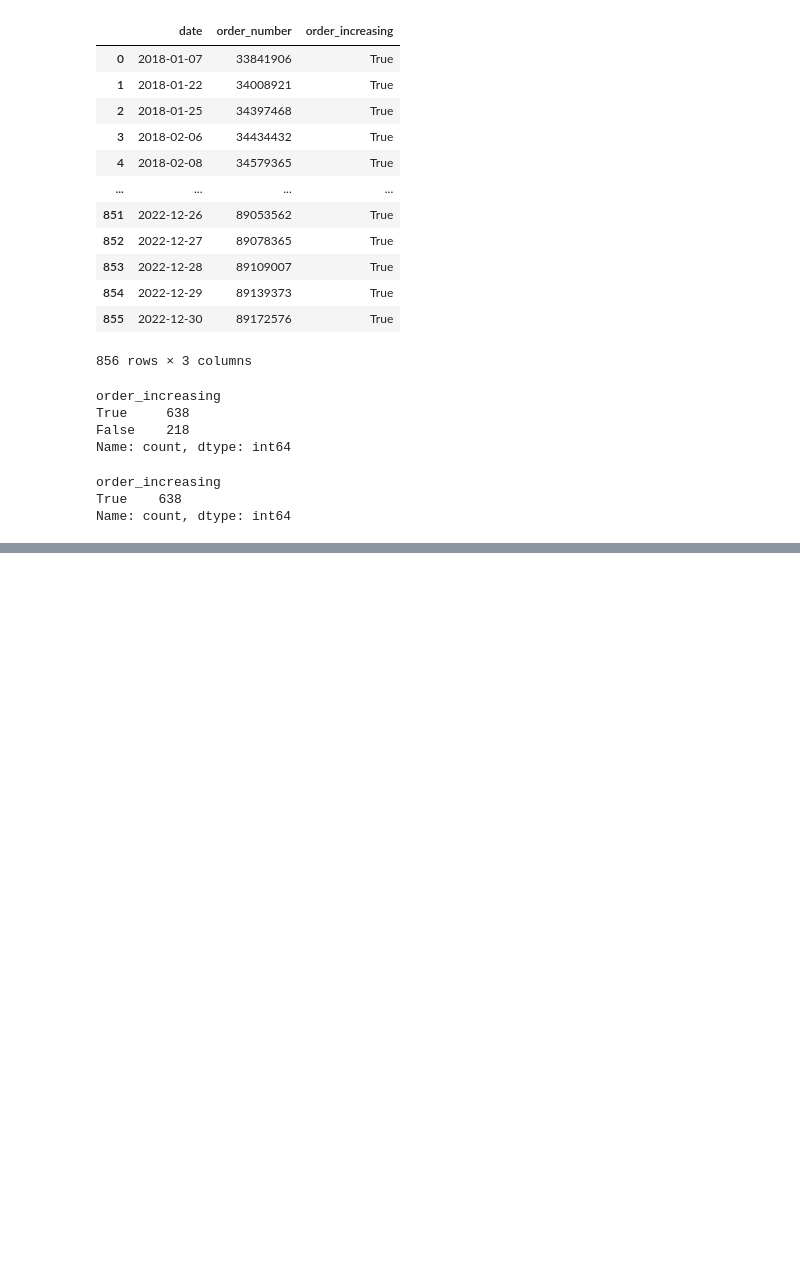
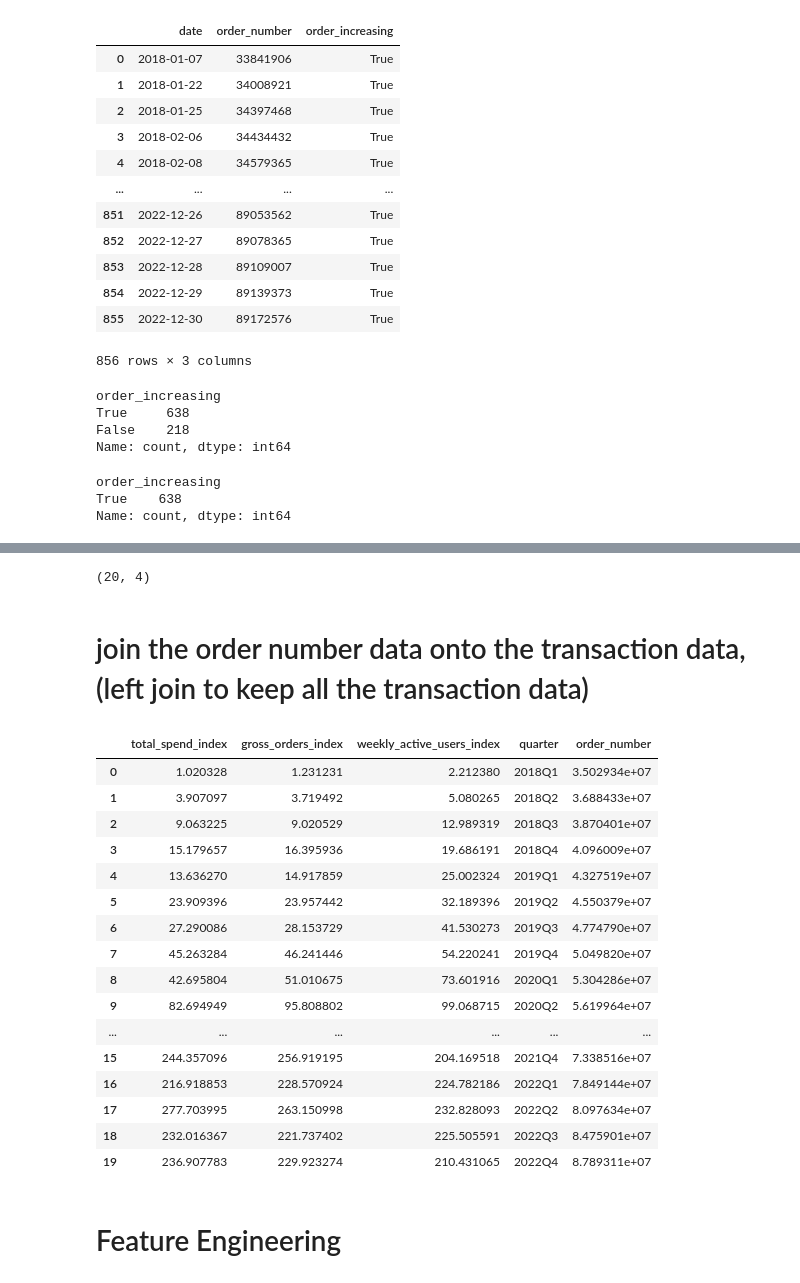
Before and after one commit to andrewbarwise/odp_screening, a Jupyter notebook: data_cleaning.ipynb, the cells around one changed output, grey strips where cells are left out. Saved outputs shown, nothing was run; the diff lists cells and outputs as text; code cells hidden in the pictures; blank space fills up the shorter version.

Commit message:
data cleaning

```diff
--- a/data_cleaning.ipynb
+++ b/data_cleaning.ipynb
@@ -74,0 +94,12 @@ Name: count, dtype: int64
+# %%
+# Resample to quarterly frequency and aggregate using mean (or sum if necessary)
+# Set 'date' as the index for resampling
+orders3 = orders3.set_index("date")
+
+orders_quarterly = orders3.resample("Q").mean().reset_index()
+
+orders_quarterly['quarter'] = orders_quarterly['date'].dt.to_period('Q').astype(str)
+
+orders_quarterly = orders_quarterly.drop(columns=['date'])
+
+orders_quarterly.head()
@@ -74,0 +140,10 @@ Name: count, dtype: int64
+# %%
+def date_sorting(df, date_col):
+
+    # Ensure DataFrame is sorted by date
+    df = df.sort_values(by=date_col).reset_index(drop=True)
+
+    return df
+# %%
+transaction1 = date_sorting(transaction_data, 'date')
+transaction1.head()
@@ -74,0 +157,13 @@ Name: count, dtype: int64
+# %%
+
+# Set 'date' as the index for resampling
+transaction1 = transaction1.set_index("date")
+
+# Resample to quarterly frequency and aggregate using mean (or sum if necessary)
+transaction_quarterly = transaction1.resample("Q").mean().reset_index()
+
+transaction_quarterly['quarter'] = transaction_quarterly['date'].dt.to_period('Q').astype(str)
+
+transaction_quarterly = transaction_quarterly.drop(columns=['date'])
+
+transaction_quarterly.head()
@@ -74,0 +177,29 @@ Name: count, dtype: int64
+# %%
+transaction_quarterly.shape
+# %% [output]
+(20, 4)
+# %% [markdown]
+# join the order number data onto the transaction data, (left join to keep all the transaction data)
+# %%
+joined_df = pd.merge(transaction_quarterly, orders_quarterly, how = 'left', on = 'quarter')
+joined_df.head(20)
+# %% [output]
+|  | total_spend_index | gross_orders_index | weekly_active_users_index | quarter | order_number |
+| 0 | 1.020328 | 1.231231 | 2.212380 | 2018Q1 | 3.502934e+07 |
+| 1 | 3.907097 | 3.719492 | 5.080265 | 2018Q2 | 3.688433e+07 |
+| 2 | 9.063225 | 9.020529 | 12.989319 | 2018Q3 | 3.870401e+07 |
+| 3 | 15.179657 | 16.395936 | 19.686191 | 2018Q4 | 4.096009e+07 |
+| 4 | 13.636270 | 14.917859 | 25.002324 | 2019Q1 | 4.327519e+07 |
+| 5 | 23.909396 | 23.957442 | 32.189396 | 2019Q2 | 4.550379e+07 |
+| 6 | 27.290086 | 28.153729 | 41.530273 | 2019Q3 | 4.774790e+07 |
+| 7 | 45.263284 | 46.241446 | 54.220241 | 2019Q4 | 5.049820e+07 |
+| 8 | 42.695804 | 51.010675 | 73.601916 | 2020Q1 | 5.304286e+07 |
+| 9 | 82.694949 | 95.808802 | 99.068715 | 2020Q2 | 5.619964e+07 |
+| ... | ... | ... | ... | ... | ... |
+| 15 | 244.357096 | 256.919195 | 204.169518 | 2021Q4 | 7.338516e+07 |
+| 16 | 216.918853 | 228.570924 | 224.782186 | 2022Q1 | 7.849144e+07 |
+| 17 | 277.703995 | 263.150998 | 232.828093 | 2022Q2 | 8.097634e+07 |
+| 18 | 232.016367 | 221.737402 | 225.505591 | 2022Q3 | 8.475901e+07 |
+| 19 | 236.907783 | 229.923274 | 210.431065 | 2022Q4 | 8.789311e+07 |
+# %% [markdown]
+# Feature Engineering
```
Also changed, not shown: parts of 13 cells of this notebook, 3 other files.
